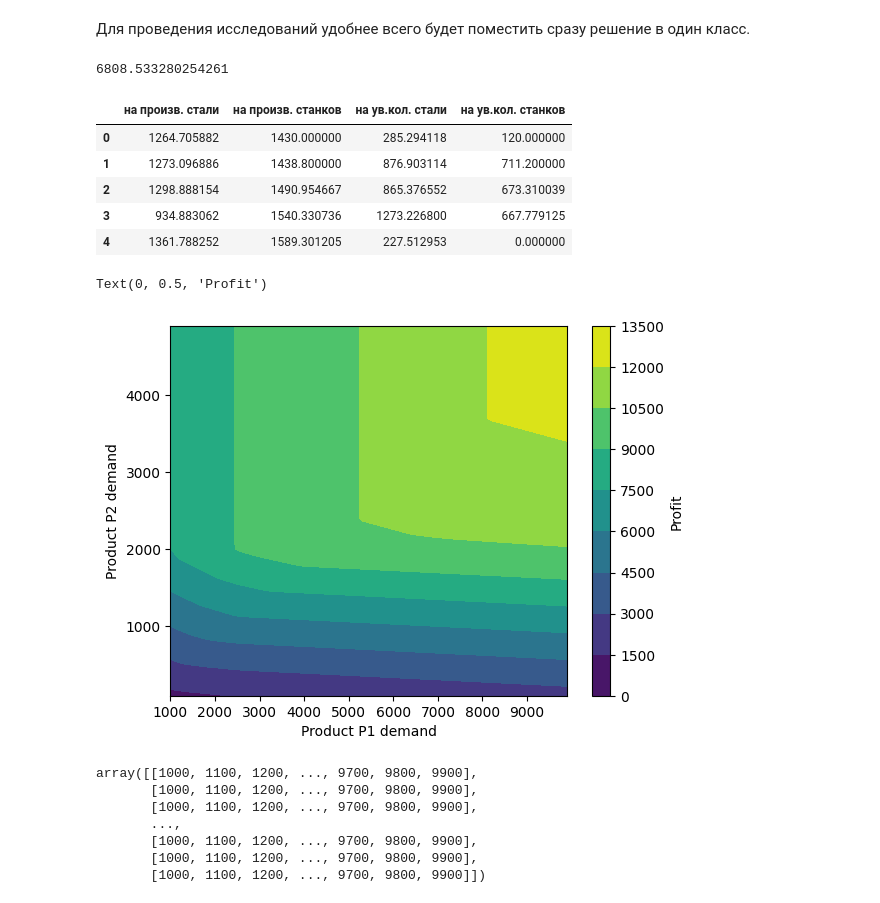
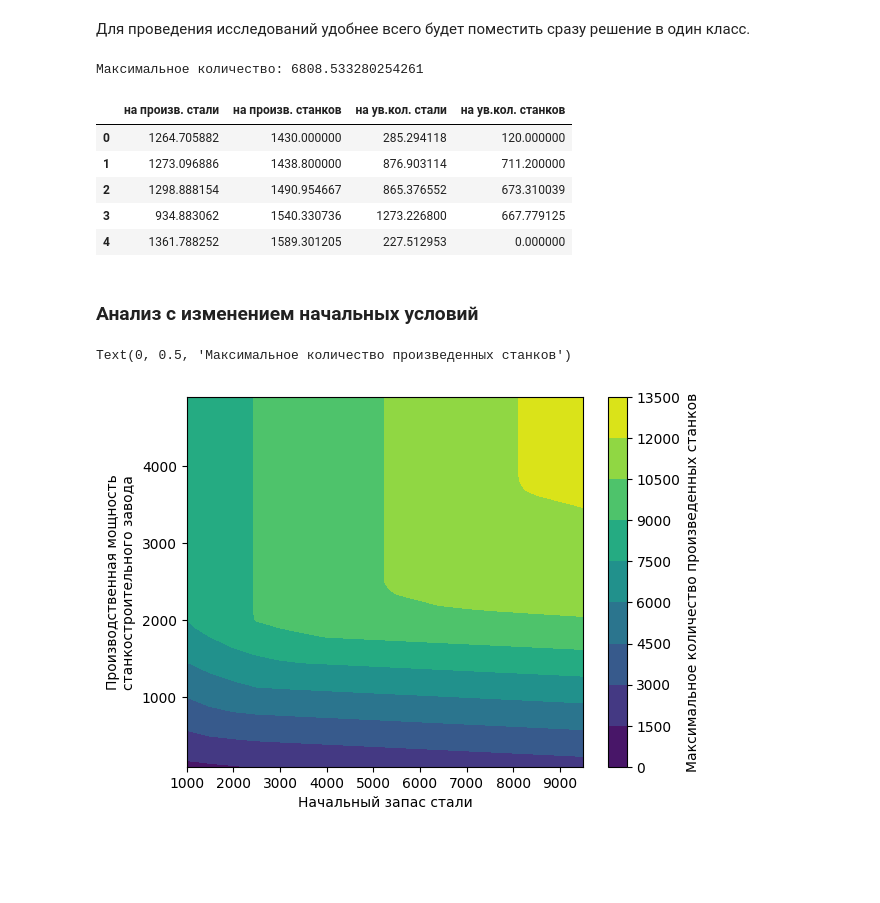
Before and after one commit to mnsir/etu_tpr, a Jupyter notebook: 2.ipynb, the cells around one changed output. Cells and saved outputs as stored; diff of their text form; code cells hidden in the pictures; blank space fills up the shorter version.

```diff
--- a/2.ipynb
+++ b/2.ipynb
@@ -121,54 +121,38 @@ class Solver:
 # %%
 solver = Solver()
 solver.Solve()
-print(solver.GetObjectiveValue())
+print('Максимальное количество: {}'.format(solver.GetObjectiveValue()))
 solver.GetSolution()
 # %% [output]
-6808.533280254261
+Максимальное количество: 6808.533280254261
 |  | на произв. стали | на произв. станков | на ув.кол. стали | на ув.кол. станков |
 | 0 | 1264.705882 | 1430.000000 | 285.294118 | 120.000000 |
 | 1 | 1273.096886 | 1438.800000 | 876.903114 | 711.200000 |
 | 2 | 1298.888154 | 1490.954667 | 865.376552 | 673.310039 |
 | 3 | 934.883062 | 1540.330736 | 1273.226800 | 667.779125 |
 | 4 | 1361.788252 | 1589.301205 | 227.512953 | 0.000000 |
+# %% [markdown]
+### Анализ с изменением начальных условий
 # %%
-
-
-def JustSolve(par1, par2):
+def JustSolve(steel_reserve, machines_per_year):
     solver = Solver()
-    solver.SetInitialSteelReserve(float(par1))
-    solver.SetMachineProductionCapacity(float(par2))
+    solver.SetInitialSteelReserve(float(steel_reserve))
+    solver.SetMachineProductionCapacity(float(machines_per_year))
     solver.Solve()
     return solver.GetObjectiveValue()
 
-d1vals = np.arange(1000, 10000, 100)
-d2vals = np.arange(100, 5000, 100)
-xx, yy = np.meshgrid(d1vals, d2vals)
+steel_reserve_vals = np.arange(1000, 10000, 500) # По условию задачи
+machines_per_year_vals = np.arange(100, 5000, 100)
+xx, yy = np.meshgrid(steel_reserve_vals, machines_per_year_vals)
 
-cs = plt.contourf(
-    d1vals,
-    d2vals,
-    np.vectorize(
-        JustSolve
-    )(xx,yy)
-)
+cs = plt.contourf( steel_reserve_vals, machines_per_year_vals, np.vectorize(JustSolve)(xx,yy) )
 
-plt.xlabel('Product P1 demand')
-plt.ylabel('Product P2 demand')
+plt.xlabel('Начальный запас стали')
+plt.ylabel('Производственная мощность\nстанкостроительного завода')
 
 # Make a colorbar for the ContourSet returned by the contourf call.
 cbar = plt.colorbar(cs)
-cbar.ax.set_ylabel('Profit')
+cbar.ax.set_ylabel('Максимальное количество произведенных станков')
 # %% [output]
-Text(0, 0.5, 'Profit')
+Text(0, 0.5, 'Максимальное количество произведенных станков')
-[figure, old version]
+[figure, new version]
-# %%
-xx
-# %% [output]
-array([[1000, 1100, 1200, ..., 9700, 9800, 9900],
-       [1000, 1100, 1200, ..., 9700, 9800, 9900],
-       [1000, 1100, 1200, ..., 9700, 9800, 9900],
-       ...,
-       [1000, 1100, 1200, ..., 9700, 9800, 9900],
-       [1000, 1100, 1200, ..., 9700, 9800, 9900],
-       [1000, 1100, 1200, ..., 9700, 9800, 9900]])
```
